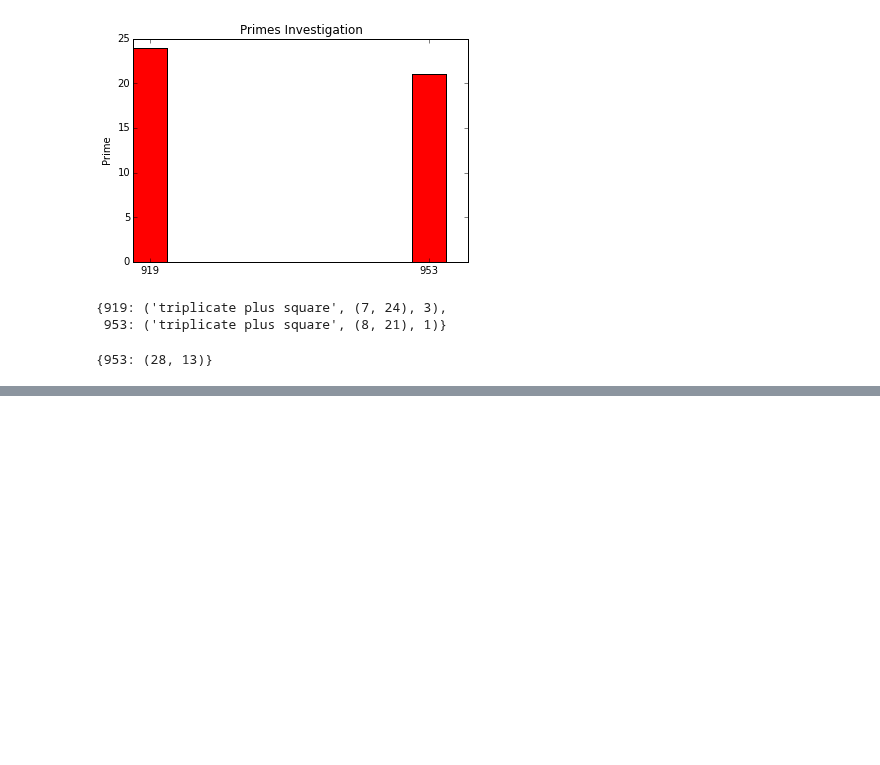
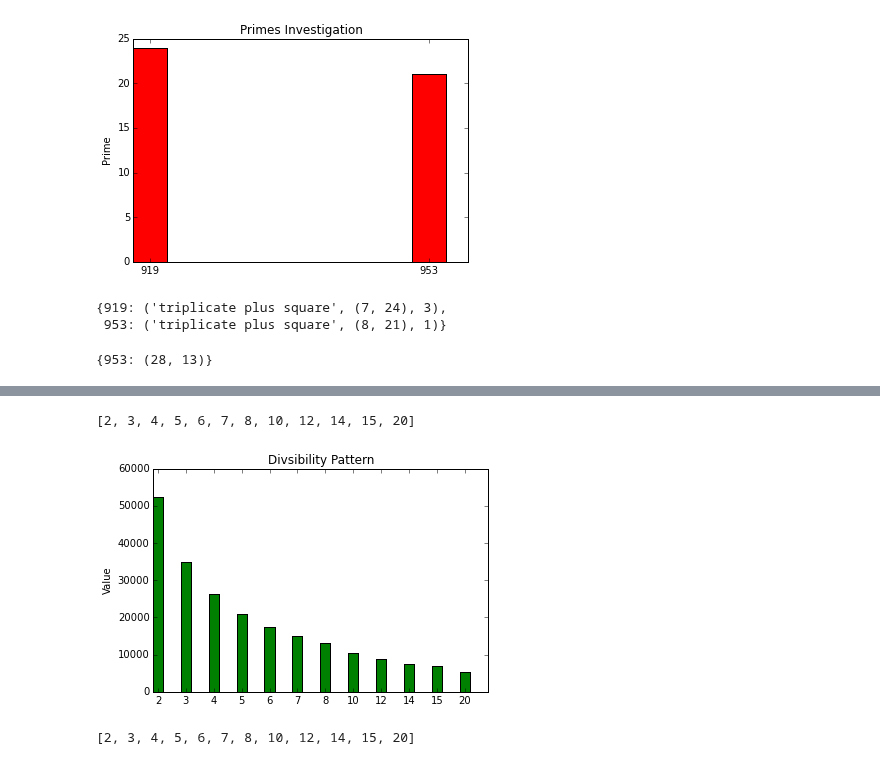
Before and after one commit to crispybacon/ApolloRepo, a Jupyter notebook: Math/Math.ipynb, the cells around one changed output, grey strips where cells are left out. Saved outputs shown, nothing was run; the diff lists cells and outputs as text; code cells hidden in the pictures; blank space fills up the shorter version.

```diff
--- a/Math/Math.ipynb
+++ b/Math/Math.ipynb
@@ -500,0 +655,9 @@ squares_for_primes(952,954)
+# %%
+divisibility_by_1_20(105000)
+# %% [output]
+[2, 3, 4, 5, 6, 7, 8, 10, 12, 14, 15, 20]
+# %%
+graph_divisibility(105000)
+# %% [output]
+[figure, added]
+[2, 3, 4, 5, 6, 7, 8, 10, 12, 14, 15, 20]
```
Also changed, not shown: parts of 3 cells of this notebook, 1 other file.
